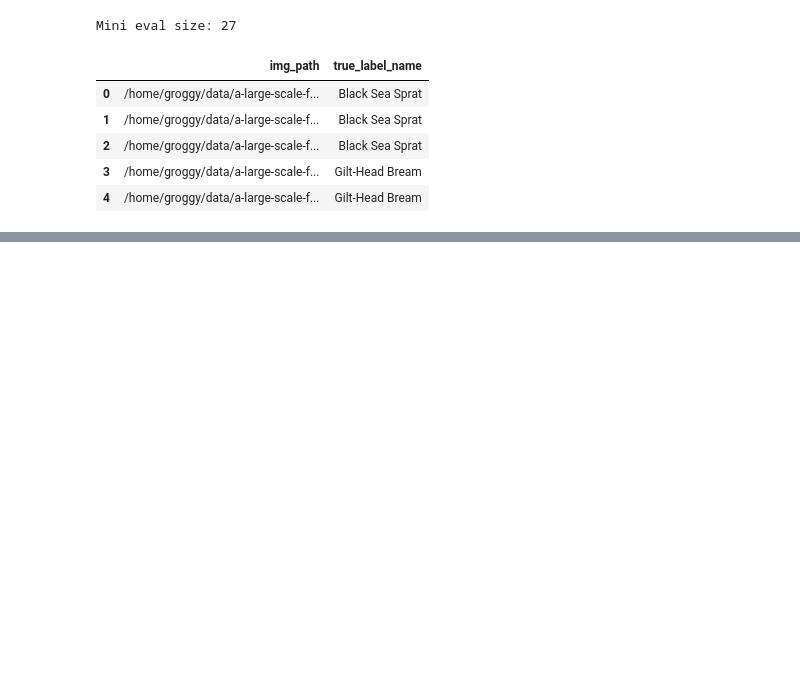
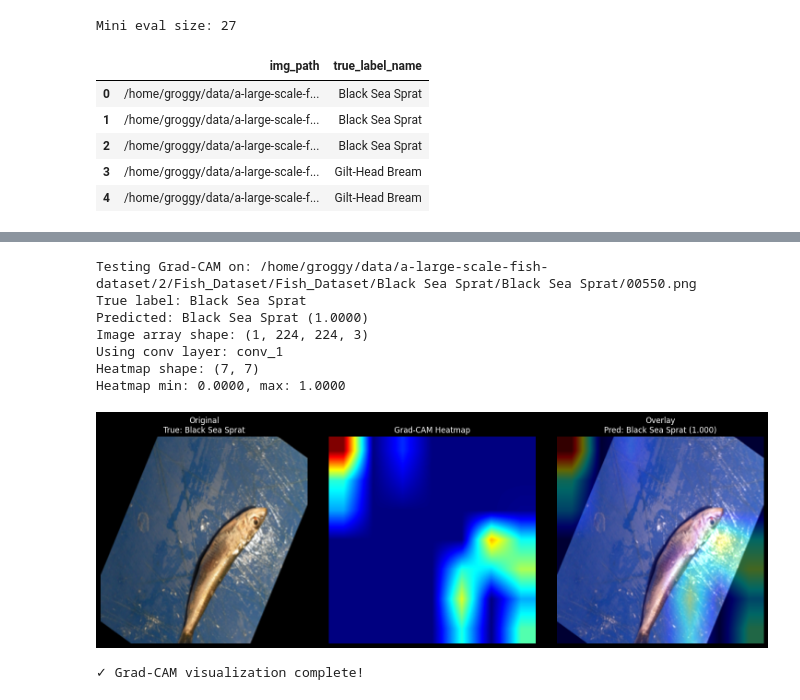
Before and after one commit to mr-andersonn/Image-Classification-Explainability, a Jupyter notebook: ML/new_visualization_for_new_model.ipynb, the cells around one changed output, grey strips where cells are left out. Cells and saved outputs as stored; diff of their text form; code cells hidden in the pictures; blank space fills up the shorter version.

```diff
--- a/ML/new_visualization_for_new_model.ipynb
+++ b/ML/new_visualization_for_new_model.ipynb
@@ -160,0 +230,15 @@ Model: "functional"
+# %%
+# Find all Conv2D layers in the model
+conv_layers = []
+for layer in model2.layers:
+    if 'Conv2D' in layer.__class__.__name__:
+        try:
+            output_shape = str(layer.output_shape)
+        except:
+            output_shape = str(layer.output.shape) if hasattr(layer, 'output') else 'N/A'
+        conv_layers.append((layer.name, output_shape))
+
+print(f"Found {len(conv_layers)} Conv2D layers")
+print(f"\nLast 10 Conv2D layers:")
+for name, shape in conv_layers[-10:]:
+    print(f"  {name:50s} {shape}")
@@ -160,0 +378,53 @@ Model: "functional"
+# %%
+# Test on a single image first
+test_row = pred_df.iloc[0]
+img_path = test_row['img_path']
+
+print(f"Testing Grad-CAM on: {img_path}")
+print(f"True label: {test_row['true_label_name']}")
+print(f"Predicted: {test_row['pred_label_name']} ({test_row['pred_prob']:.4f})")
+
+# Load and preprocess image
+img_array = load_and_preprocess_image(img_path)
+img_array = np.expand_dims(img_array, axis=0)
+
+print(f"Image array shape: {img_array.shape}")
+print(f"Using conv layer: {last_conv_layer}")
+
+# Generate Grad-CAM heatmap
+heatmap = make_gradcam_heatmap(img_array, model2, last_conv_layer)
+print(f"Heatmap shape: {heatmap.shape}")
+print(f"Heatmap min: {heatmap.min():.4f}, max: {heatmap.max():.4f}")
+
+# Overlay on image
+original, heatmap_colored, superimposed = overlay_heatmap_on_image(img_path, heatmap)
+
+# Display
+fig, axes = plt.subplots(1, 3, figsize=(15, 5))
+
+axes[0].imshow(original)
+axes[0].set_title(f'Original\nTrue: {test_row["true_label_name"]}', fontsize=12)
+axes[0].axis('off')
+
+axes[1].imshow(heatmap_colored)
+axes[1].set_title('Grad-CAM Heatmap', fontsize=12)
+axes[1].axis('off')
+
+axes[2].imshow(superimposed)
+axes[2].set_title(f'Overlay\nPred: {test_row["pred_label_name"]} ({test_row["pred_prob"]:.3f})', fontsize=12)
+axes[2].axis('off')
+
+plt.tight_layout()
+plt.show()
+
+print("✓ Grad-CAM visualization complete!")
+# %% [output]
+Testing Grad-CAM on: /home/groggy/data/a-large-scale-fish-dataset/2/Fish_Dataset/Fish_Dataset/Black Sea Sprat/Black Sea Sprat/00550.png
+True label: Black Sea Sprat
+Predicted: Black Sea Sprat (1.0000)
+Image array shape: (1, 224, 224, 3)
+Using conv layer: conv_1
+Heatmap shape: (7, 7)
+Heatmap min: 0.0000, max: 1.0000
+[figure, added]
+✓ Grad-CAM visualization complete!
```
Also changed, not shown: parts of 9 cells of this notebook, 18 other files.
